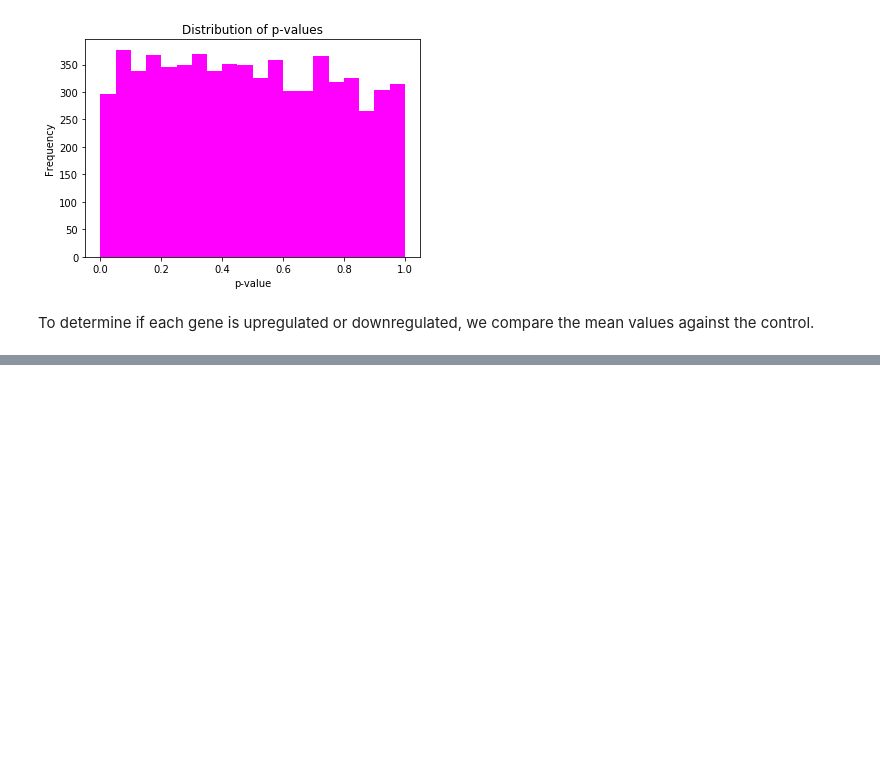
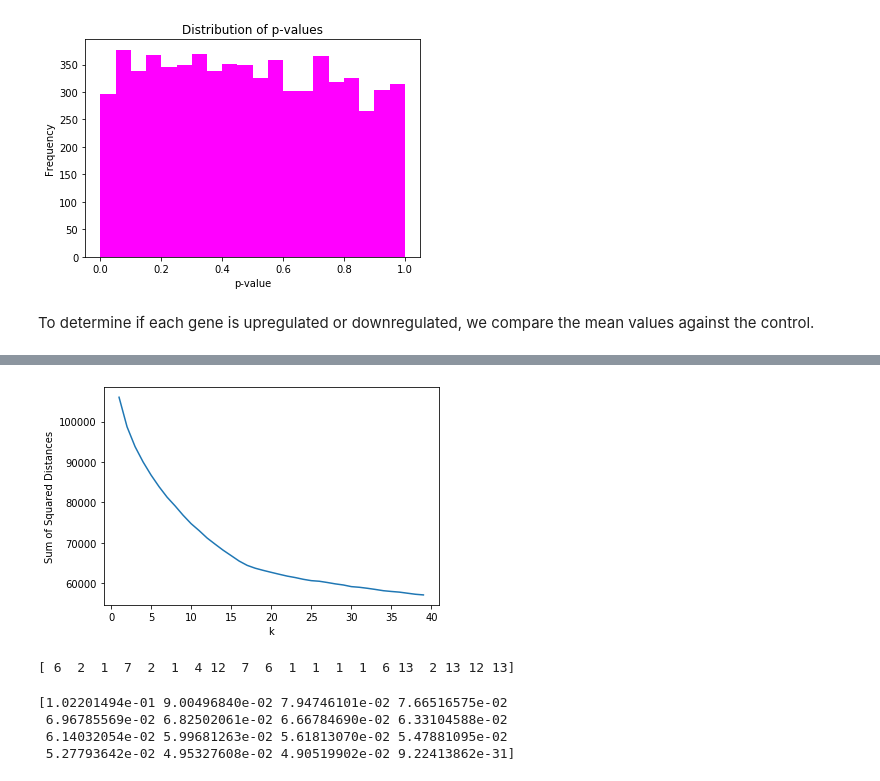
Before and after one commit to JulianKnodt/alzheimer_analysis, a Jupyter notebook: Main Analysis.ipynb, the cells around one changed output, grey strips where cells are left out. Saved outputs shown, nothing was run; the diff lists cells and outputs as text; code cells hidden in the pictures; blank space fills up the shorter version.

Commit message:
kmeans and normalization

```diff
--- a/Main Analysis.ipynb
+++ b/Main Analysis.ipynb
@@ -84,8 +70,15 @@ for sig_id in signif_ids:
 signifs = pd.concat(signifs)
 signifs.insert(16, "P-value", f_stats.pvalue[f_stats.pvalue < alpha])
 
-sorted_pvalues = f_stats.pvalue
+#np.nonzero(raw_data["ID"] == sig_id for sig_id in signif_ids)
+
+sorted_pvalues = np.copy(f_stats.pvalue)
 sorted_pvalues.sort()
+
+signif_indices = []
+for i in np.arange(len(f_stats.pvalue)):
+    if f_stats.pvalue[i] < alpha:
+        signif_indices.append(i)
 
 # Plotting distribution of p-values
 plt.hist(sorted_pvalues, bins = 20, color = 'magenta')
@@ -178,0 +133,44 @@ display(df)
+# %%
+# Normalizing data for clustering
+values_norm = values
+
+for i in np.arange(len(values[:, 0])):
+    mean = np.mean(values[i, ])
+    stdev = np.std(values[i, ])
+    for j in np.arange(len(values[0, ])):
+        values_norm[i][j] = (values[i][j] - mean) / stdev
+# %%
+# K-means clustering
+sum_of_squared_distances = []
+for k in range(1, 40):
+    kmeans = KMeans(n_clusters = k).fit(values_norm)
+    sum_of_squared_distances.append(kmeans.inertia_)
+
+plt.plot(range(1, 40), sum_of_squared_distances)
+plt.xlabel('k')
+plt.ylabel('Sum of Squared Distances')
+plt.show()
+# %% [output]
+[figure, added]
+# %%
+kmeans = KMeans(n_clusters = 16).fit(values_norm)
+
+#argmin, distance = sklearn.metrics.pairwise_distances_argmin_min(kmeans.cluster_centers_, values_norm)
+#print(ids[argmin])
+
+signif_labels_list = kmeans.labels_[signif_indices]
+mirna_signif_labels_list = signif_labels_list[0:20]
+
+print(mirna_signif_labels_list)
+# %% [output]
+[ 6  2  1  7  2  1  4 12  7  6  1  1  1  1  6 13  2 13 12 13]
+# %%
+# PCA
+pca = PCA(n_components = 16)
+pca.fit(values_norm)
+print(pca.explained_variance_ratio_)
+# %% [output]
+[1.02201494e-01 9.00496840e-02 7.94746101e-02 7.66516575e-02
+ 6.96785569e-02 6.82502061e-02 6.66784690e-02 6.33104588e-02
+ 6.14032054e-02 5.99681263e-02 5.61813070e-02 5.47881095e-02
+ 5.27793642e-02 4.95327608e-02 4.90519902e-02 9.22413862e-31]
```
Also changed, not shown: parts of 7 cells of this notebook.
